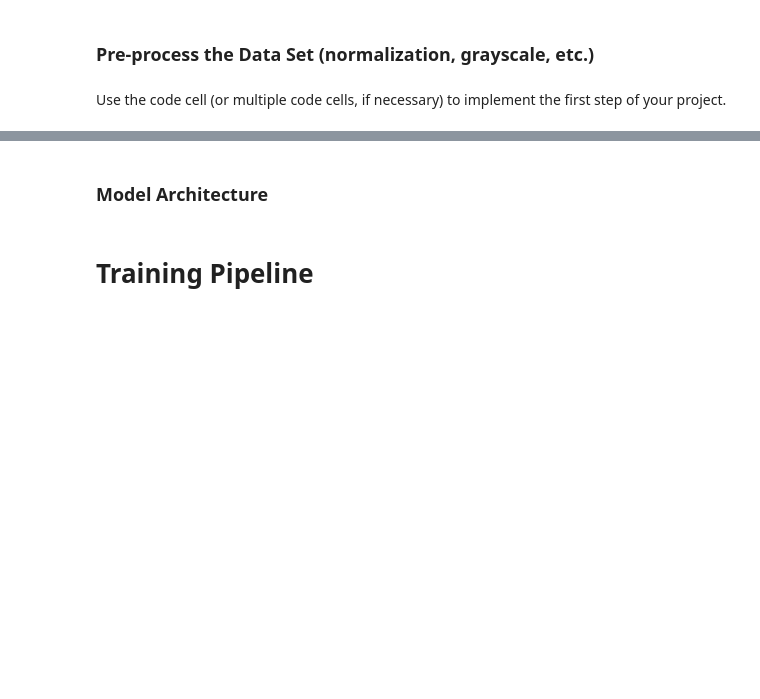
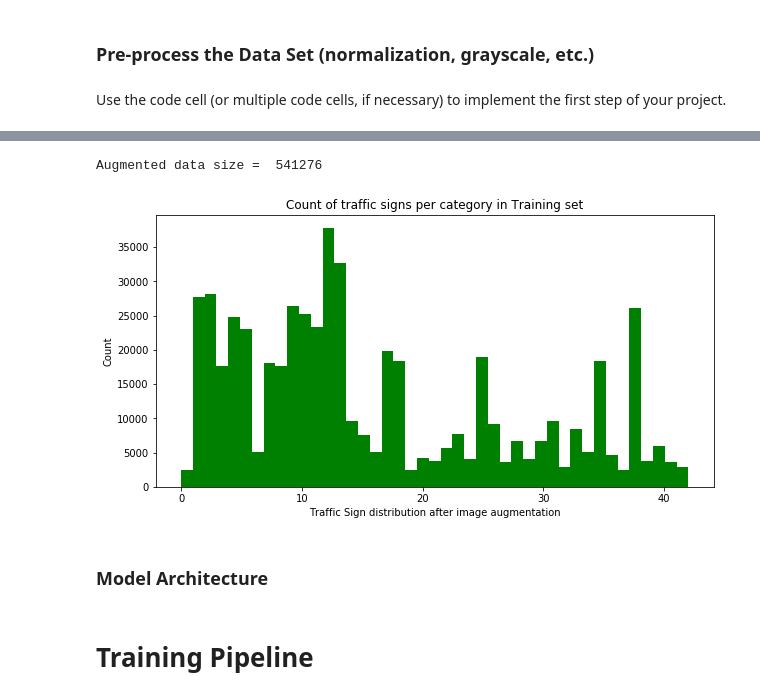
Before and after one commit to umangsa/CarND-Traffic-Sign-classification, a Jupyter notebook: Traffic_Sign_Classifier.ipynb, the cells around one changed output, grey strips where cells are left out. Drawn from its saved outputs; the diff is of its cells as text; code cells hidden in the pictures; blank space fills up the shorter version.

```diff
--- a/Traffic_Sign_Classifier.ipynb
+++ b/Traffic_Sign_Classifier.ipynb
@@ -280,8 +240,23 @@ def random_rotation(image):
     rows, cols, chnls = image.shape
     M = cv2.getRotationMatrix2D((cols/2,rows/2),random.randint(-10,10),1)
     dst = cv2.warpAffine(image,M,(cols,rows))
-    dst = dst.reshape(32, 32, 1)
+    #dst = dst.reshape(32, 32, 1)
     return dst
+
+def add_gaussian_noise(image):
+    rows, cols, chnls = image.shape
+    mean = 0
+    gauss = np.random.normal(mean,1,(rows,cols,chnls))
+    gauss = gauss.reshape(rows,cols,chnls)
+    image = image + gauss
+    return image
+
+def add_speckle(image):
+    rows, cols, chnls = image.shape
+    gauss = np.random.randn(rows,cols,chnls)
+    gauss = gauss.reshape(rows,cols,chnls)
+    image = image + image * gauss
+    return image
 # %%
 def add_fake_data(images, labels):
     new_images = []
@@ -319 +367,18 @@ Augumented data size =  87628
+# %%
+X_train, y_train = add_fake_data(X_train, y_train)
+print("Augmented data size = ", len(X_train))
+
+f, ax = plt.subplots(figsize=(10,5))
+
+# the histogram of the data
+n, bins, patches = ax.hist(y_train, bins=n_classes, normed=0, facecolor='g')
+ax.set_title('Count of traffic signs per category in Training set')
+ax.set_ylabel('Count')
+ax.set_xlabel('Traffic Sign distribution after image augmentation')
+
+#f.subplots_adjust(hspace=0.3)
+plt.show()
+# %% [output]
+Augmented data size =  541276
+[figure, added]
 # %%
```
Also changed, not shown: parts of 13 cells of this notebook.
